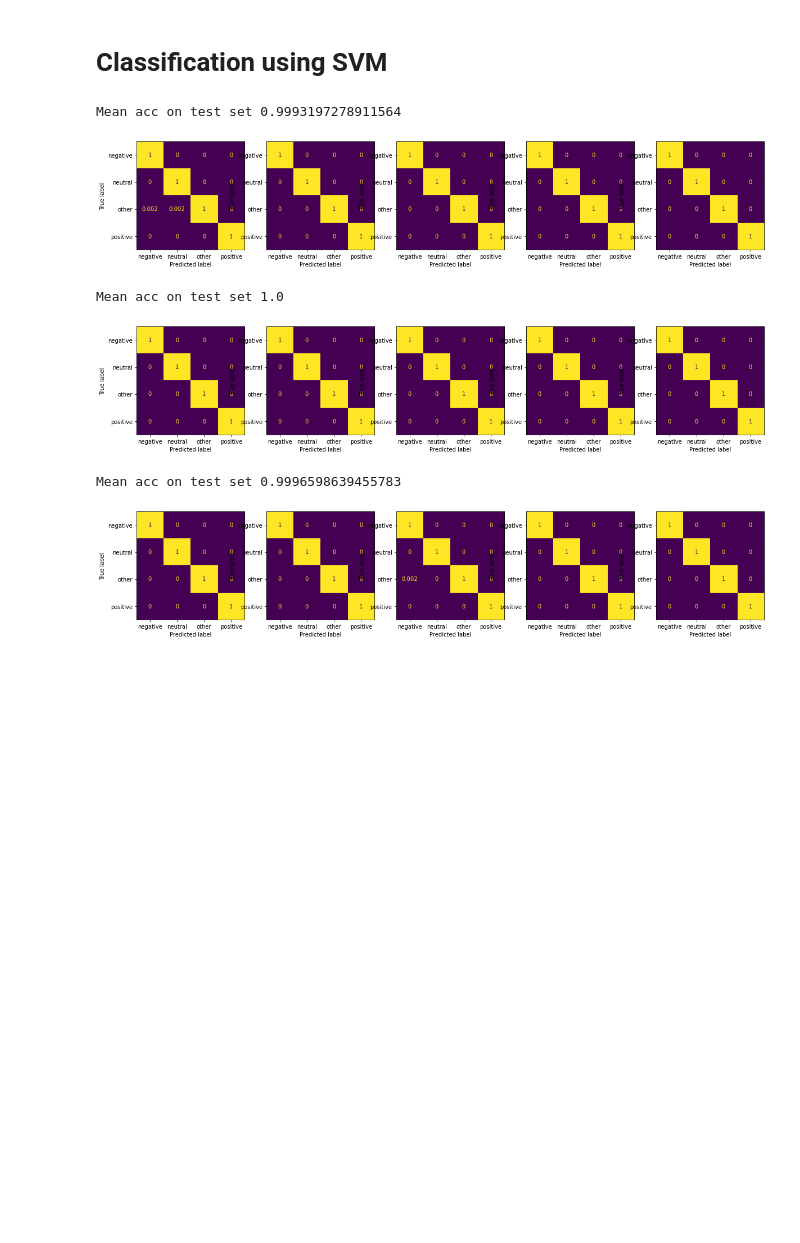
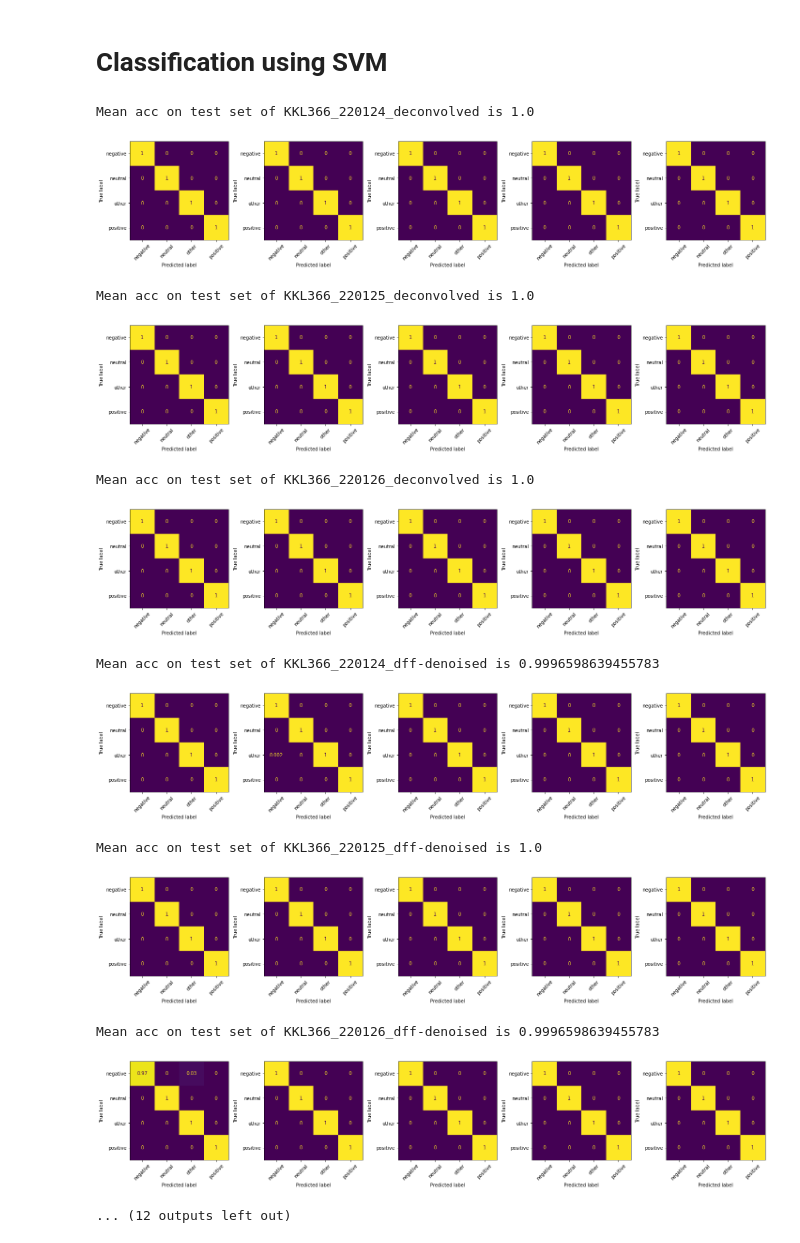
Before and after one commit to frederikrogge/compsci-project-2, a Jupyter notebook: src/notebooks/01_svm.ipynb, the cells around one changed output. Saved outputs shown, nothing was run; the diff lists cells and outputs as text; code cells hidden in the pictures; blank space fills up the shorter version.

Commit message:
work on svm and data exploration

```diff
--- a/src/notebooks/01_svm.ipynb
+++ b/src/notebooks/01_svm.ipynb
@@ -11,11 +11,20 @@ from mpl_toolkits.axes_grid1 import make_axes_locatable
 import numpy as np
 import os
 # %%
-base_path = '/Users/frederikrogge/Data/compsci-project'
+base_path = '/Users/frederikrogge/Data/compsci-project-new'
 identfiers = [
     'KKL366_220124_deconvolved',
     'KKL366_220125_deconvolved',
     'KKL366_220126_deconvolved',
+    'KKL366_220124_dff-denoised',
+    'KKL366_220125_dff-denoised',
+    'KKL366_220126_dff-denoised',
+    'KKL366_220124_deconvolved-running',
+    'KKL366_220125_deconvolved-running',
+    'KKL366_220126_deconvolved-running',
+    'KKL366_220124_dff-denoised-running',
+    'KKL366_220125_dff-denoised-running',
+    'KKL366_220126_dff-denoised-running',
 ]
 
 for ident in identfiers:
@@ -25,45 +34,53 @@ for ident in identfiers:
     labels = np.load(os.path.join(base_path, ident + '_labels.npy'), allow_pickle=True)
 
     # Pre-process
-    data = np.max(data, axis=2)
+    # data = np.max(data, axis=2)
 
     # Initialize k-fold
     kfold = StratifiedKFold(n_splits=5, random_state=42, shuffle=True)
 
     # Initialize figure
     fig, axs = plt.subplots(1, 5, figsize=(20, 5))
 
     accs = []
     for fold, (train_ids, test_ids) in enumerate(kfold.split(data, labels)):
 
         # Get train and test data
         train_data, train_labels, test_data, test_labels = data[train_ids], labels[train_ids], data[test_ids], labels[test_ids]
 
         # Z-score
         scaler = StandardScaler()
         train_data= scaler.fit_transform(train_data)
         test_data = scaler.transform(test_data)
 
         # Train SVM
         clf = SVC(kernel='linear')
         clf.fit(train_data, train_labels)
 
         # Get predictions on test set
         test_predictions = clf.predict(test_data)
 
         # Determine accuracy
         acc = np.mean(test_predictions == test_labels)
         accs.append(acc)
 
         # Plot confusion matrix
-        disp = ConfusionMatrixDisplay.from_predictions(test_labels, test_predictions, normalize='true', ax=axs[fold], colorbar=False)
+        disp = ConfusionMatrixDisplay.from_predictions(test_labels, test_predictions, normalize='true', ax=axs[fold], colorbar=False, xticks_rotation=45)
+        disp.figure_.tight_layout()
 
-    print('Mean acc on test set {}'.format(np.mean(accs)))
+    print('Mean acc on test set of {} is {}'.format(ident, np.mean(accs)))
     plt.show()
 # %% [output]
-Mean acc on test set 0.9993197278911564
+Mean acc on test set of KKL366_220124_deconvolved is 1.0
-[figure, old version]
+[figure, new version]
-Mean acc on test set 1.0
+Mean acc on test set of KKL366_220125_deconvolved is 1.0
-[figure, old version]
+[figure, new version]
-Mean acc on test set 0.9996598639455783
+Mean acc on test set of KKL366_220126_deconvolved is 1.0
-[figure, old version]
+[figure, new version]
+Mean acc on test set of KKL366_220124_dff-denoised is 0.9996598639455783
+[figure, added]
+Mean acc on test set of KKL366_220125_dff-denoised is 1.0
+[figure, added]
+Mean acc on test set of KKL366_220126_dff-denoised is 0.9996598639455783
+[figure, added]
+... (12 outputs left out)
```
Also changed, not shown: 1 other file.
